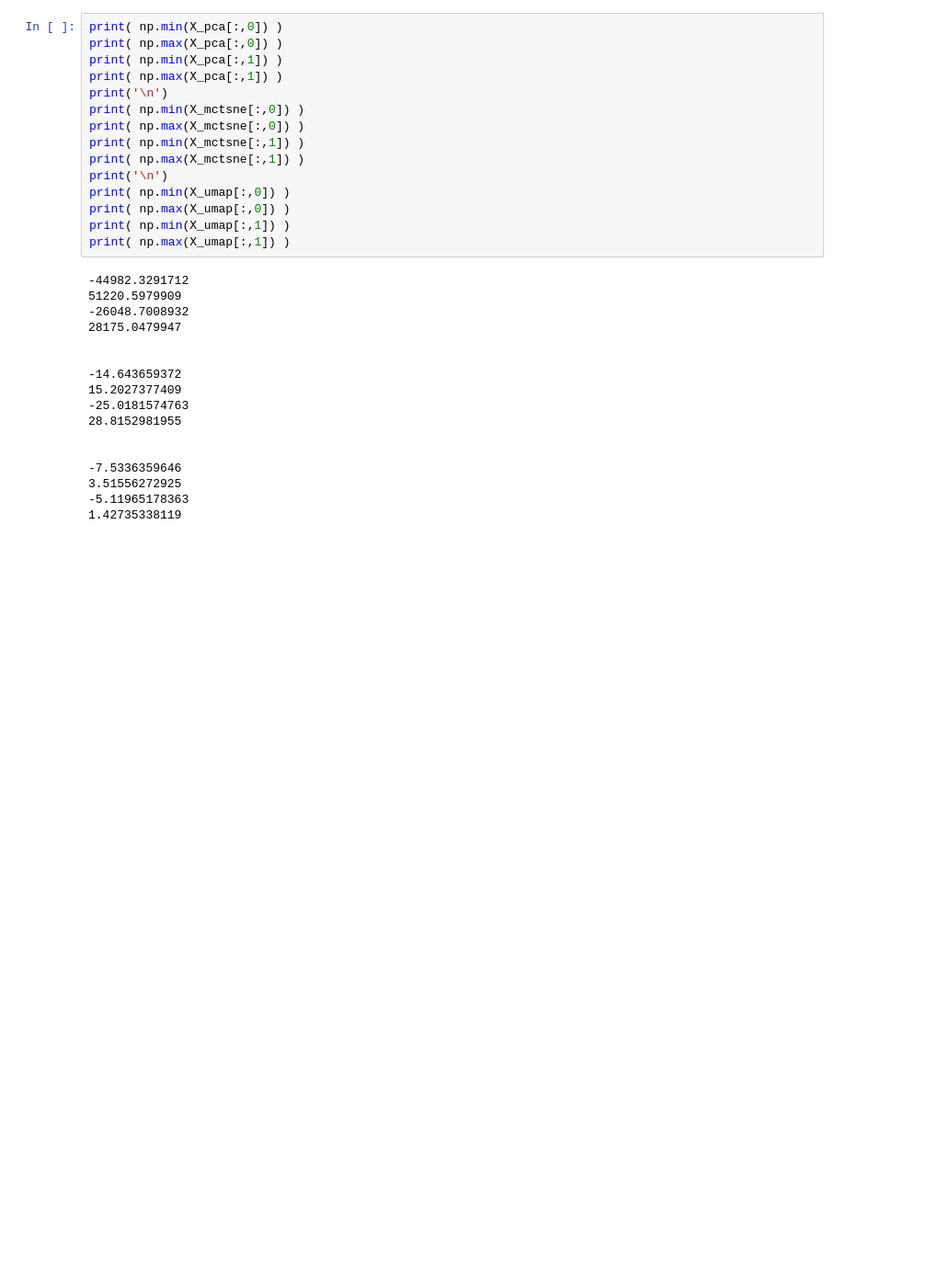
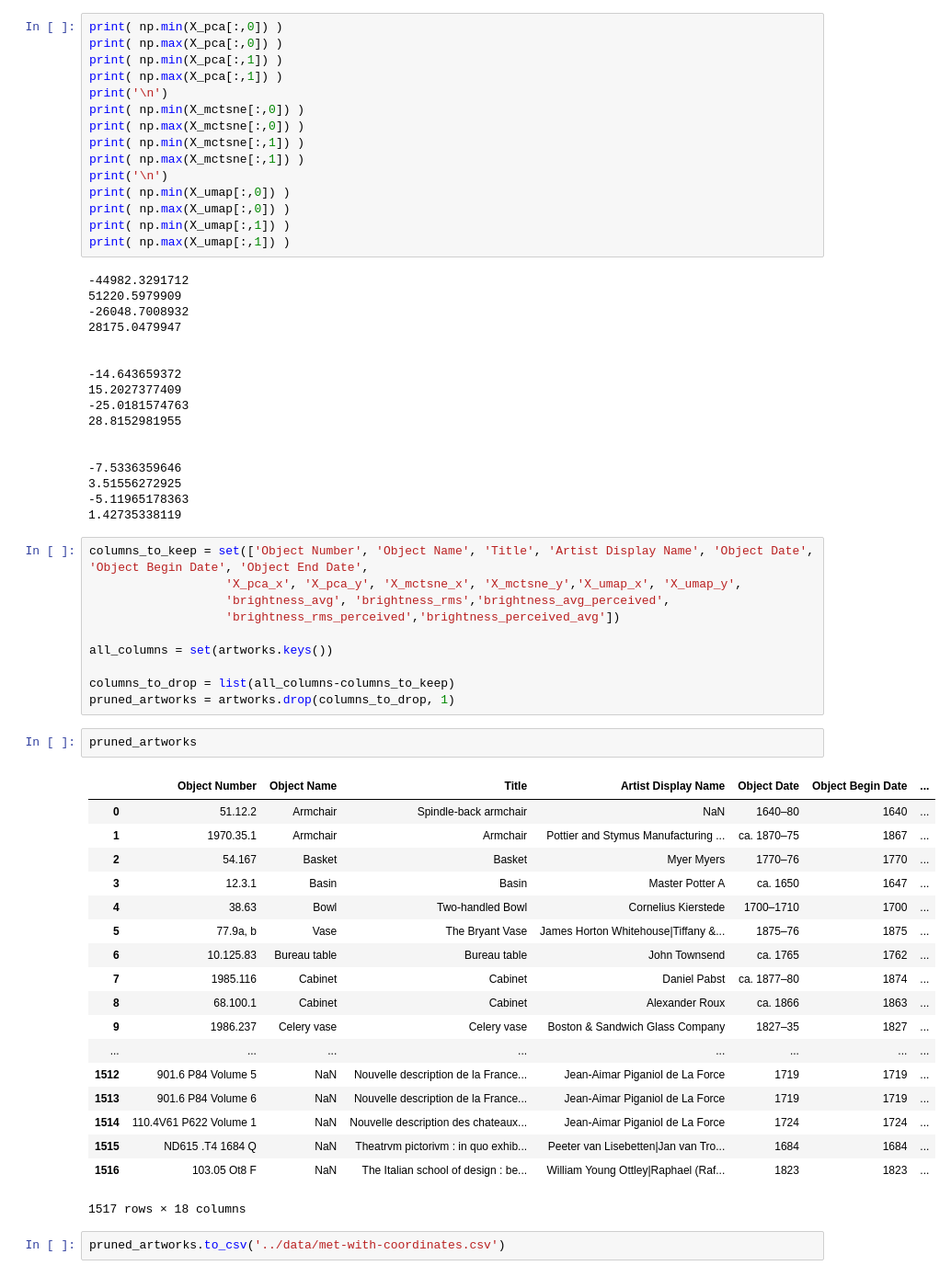
Before and after one commit to mathisonian/dimensionality-reduction, a Jupyter notebook: data-processing/met.ipynb, the cells around one changed output. Shown at 92% size. Saved outputs shown, nothing was run; the diff lists cells and outputs as text; blank space fills up the shorter version.

Commit message:
update data processing notebooks

```diff
--- a/data-processing/met.ipynb
+++ b/data-processing/met.ipynb
@@ -242,3 +247,36 @@ print( np.max(X_umap[:,1]) )
 3.51556272925
 -5.11965178363
 1.42735338119
+# %%
+columns_to_keep = set(['Object Number', 'Object Name', 'Title', 'Artist Display Name', 'Object Date', 'Object Begin Date', 'Object End Date',
+                   'X_pca_x', 'X_pca_y', 'X_mctsne_x', 'X_mctsne_y','X_umap_x', 'X_umap_y',
+                   'brightness_avg', 'brightness_rms','brightness_avg_perceived',
+                   'brightness_rms_perceived','brightness_perceived_avg'])
+
+all_columns = set(artworks.keys())
+
+columns_to_drop = list(all_columns-columns_to_keep)
+pruned_artworks = artworks.drop(columns_to_drop, 1)
+# %%
+pruned_artworks
+# %% [output]
+|  | Object Number | Object Name | Title | Artist Display Name | Object Date | Object Begin Date | ... |
+| 0 | 51.12.2 | Armchair | Spindle-back armchair | NaN | 1640–80 | 1640 | ... |
+| 1 | 1970.35.1 | Armchair | Armchair | Pottier and Stymus Manufacturing ... | ca. 1870–75 | 1867 | ... |
+| 2 | 54.167 | Basket | Basket | Myer Myers | 1770–76 | 1770 | ... |
+| 3 | 12.3.1 | Basin | Basin | Master Potter A | ca. 1650 | 1647 | ... |
+| 4 | 38.63 | Bowl | Two-handled Bowl | Cornelius Kierstede | 1700–1710 | 1700 | ... |
+| 5 | 77.9a, b | Vase | The Bryant Vase | James Horton Whitehouse|Tiffany &... | 1875–76 | 1875 | ... |
+| 6 | 10.125.83 | Bureau table | Bureau table | John Townsend | ca. 1765 | 1762 | ... |
+| 7 | 1985.116 | Cabinet | Cabinet | Daniel Pabst | ca. 1877–80 | 1874 | ... |
+| 8 | 68.100.1 | Cabinet | Cabinet | Alexander Roux | ca. 1866 | 1863 | ... |
+| 9 | 1986.237 | Celery vase | Celery vase | Boston & Sandwich Glass Company | 1827–35 | 1827 | ... |
+| ... | ... | ... | ... | ... | ... | ... | ... |
+| 1512 | 901.6 P84 Volume 5 | NaN | Nouvelle description de la France... | Jean-Aimar Piganiol de La Force | 1719 | 1719 | ... |
+| 1513 | 901.6 P84 Volume 6 | NaN | Nouvelle description de la France... | Jean-Aimar Piganiol de La Force | 1719 | 1719 | ... |
+| 1514 | 110.4V61 P622 Volume 1 | NaN | Nouvelle description des chateaux... | Jean-Aimar Piganiol de La Force | 1724 | 1724 | ... |
+| 1515 | ND615 .T4 1684 Q | NaN | Theatrvm pictorivm : in quo exhib... | Peeter van Lisebetten|Jan van Tro... | 1684 | 1684 | ... |
+| 1516 | 103.05 Ot8 F | NaN | The Italian school of design : be... | William Young Ottley|Raphael (Raf... | 1823 | 1823 | ... |
+1517 rows × 18 columns
+# %%
+pruned_artworks.to_csv('../data/met-with-coordinates.csv')
```
Also changed, not shown: parts of 2 cells of this notebook, 1 other file.
